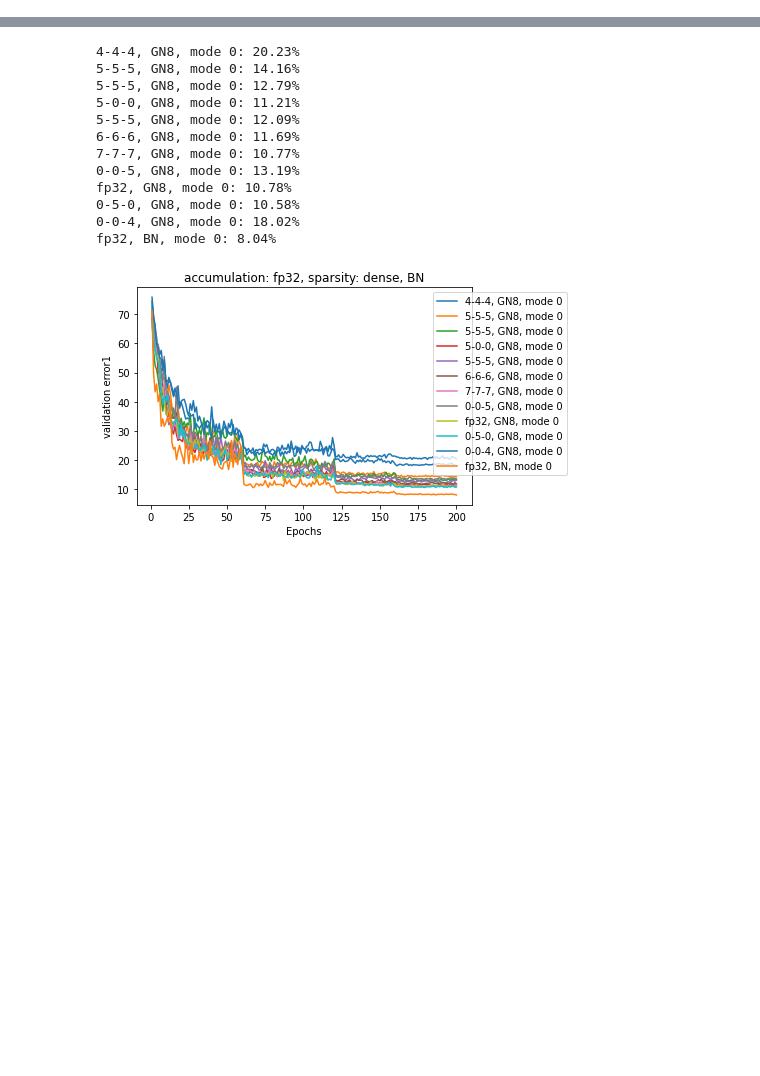
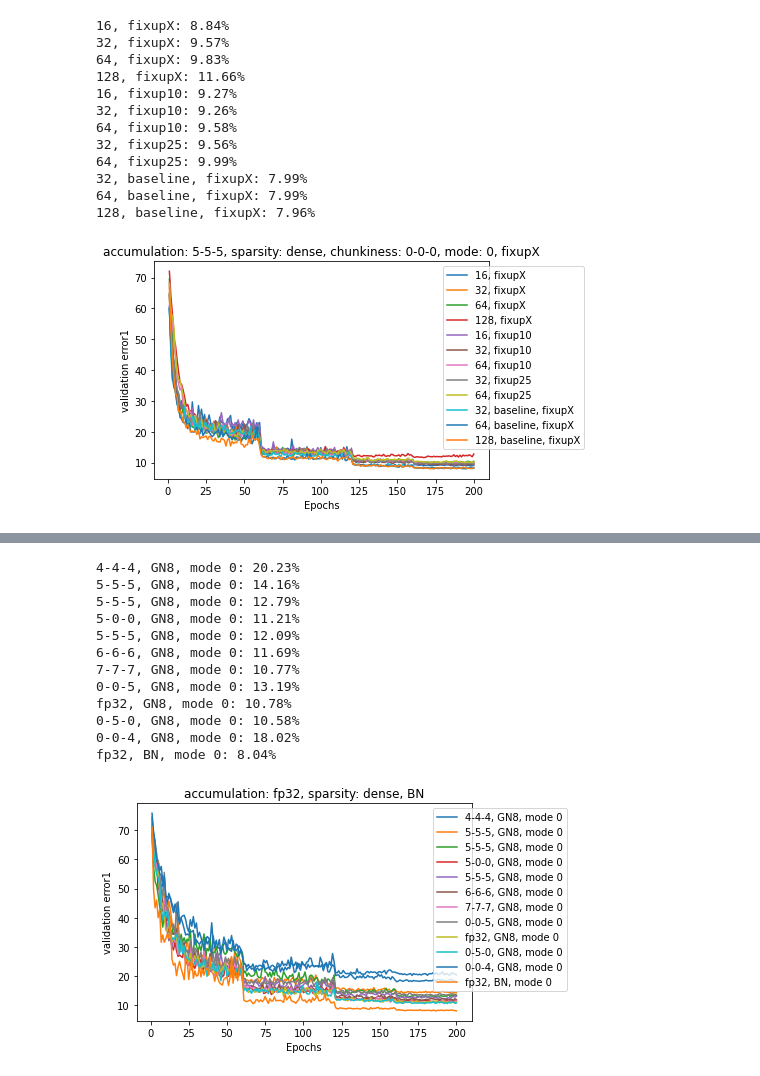
Before and after one commit to yanivbl6/convNet.pytorch, a Jupyter notebook: comparison.ipynb, the cells around one changed output, grey strips where cells are left out. Cells and saved outputs as stored; diff of their text form; code cells hidden in the pictures; blank space fills up the shorter version.

```diff
--- a/comparison.ipynb
+++ b/comparison.ipynb
@@ -203,0 +256,41 @@ files = [file for file in files if len(file.get_data("epoch")) == 200]
+# %%
+params = {'chunkiness' : "0-0-0", 'accumulation' : "5-5-5", 'sparsity' : "dense", 'mode': 0, 'desc': 'fixupX'}
+
+to_compare = [file for file in files if compare_function(file, **params) ]
+title = get_title(**params)
+labeler = lambda x: f"{x.batch}, {x.desc}"
+sorter = lambda x: int(x.batch)
+
+compare(to_compare[:],col = "validation error1" ,  labeler = labeler ,title = title, sorter = sorter )
+
+
+params = {'chunkiness' : "0-0-0", 'accumulation' : "5-5-5", 'sparsity' : "dense", 'mode': 0, 'desc': 'fixup10'}
+to_compare = [file for file in files if compare_function(file, **params) ]
+compare(to_compare[:],col = "validation error1" ,  labeler = labeler ,title = title, sorter = sorter )
+params = {'chunkiness' : "0-0-0", 'accumulation' : "5-5-5", 'sparsity' : "dense", 'mode': 0, 'desc': 'fixup25'}
+to_compare = [file for file in files if compare_function(file, **params) ]
+compare(to_compare[:],col = "validation error1" ,  labeler = labeler ,title = title, sorter = sorter )
+
+
+
+params = {'chunkiness' : "0-0-0", 'accumulation' : "fp32", 'sparsity' : "dense", 'mode': 0, 'desc': 'fixupX'}
+to_compare = [file for file in files if compare_function(file, **params) ]
+labeler = lambda x: f"{x.batch}, baseline, {x.desc}"
+
+compare(to_compare[:],col = "validation error1" ,  labeler = labeler ,title = title, sorter = sorter )
+plt.legend( loc='upper right', bbox_to_anchor=(1.3, 1.0))
+plt.show()
+# %% [output]
+16, fixupX: 8.84%
+32, fixupX: 9.57%
+64, fixupX: 9.83%
+128, fixupX: 11.66%
+16, fixup10: 9.27%
+32, fixup10: 9.26%
+64, fixup10: 9.58%
+32, fixup25: 9.56%
+64, fixup25: 9.99%
+32, baseline, fixupX: 7.99%
+64, baseline, fixupX: 7.99%
+128, baseline, fixupX: 7.96%
+[figure, added]
```
Also changed, not shown: parts of 11 cells of this notebook, 2 other files.
